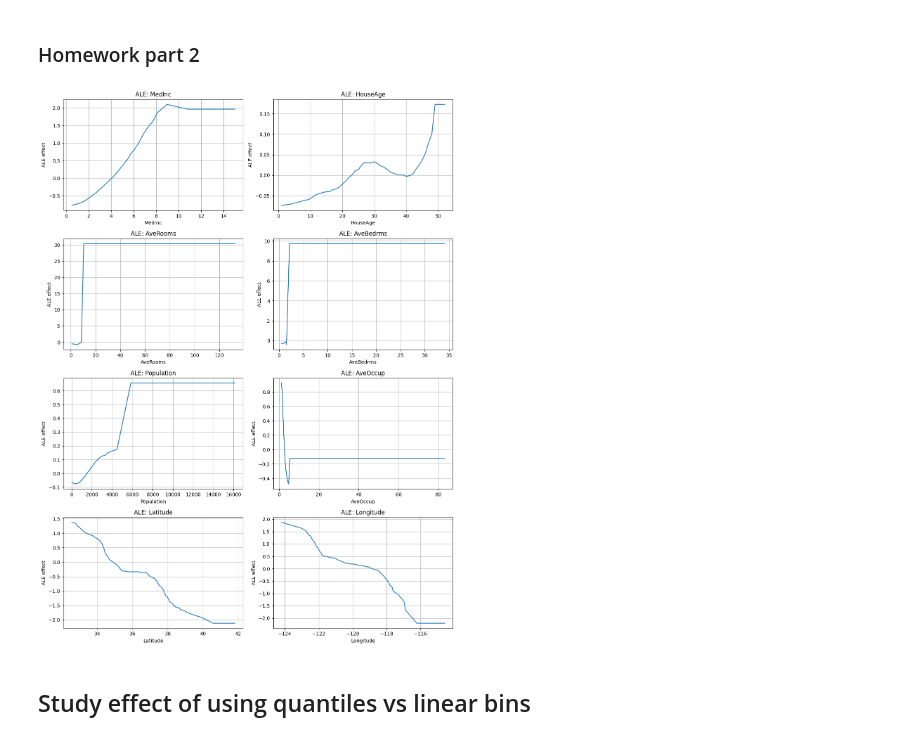
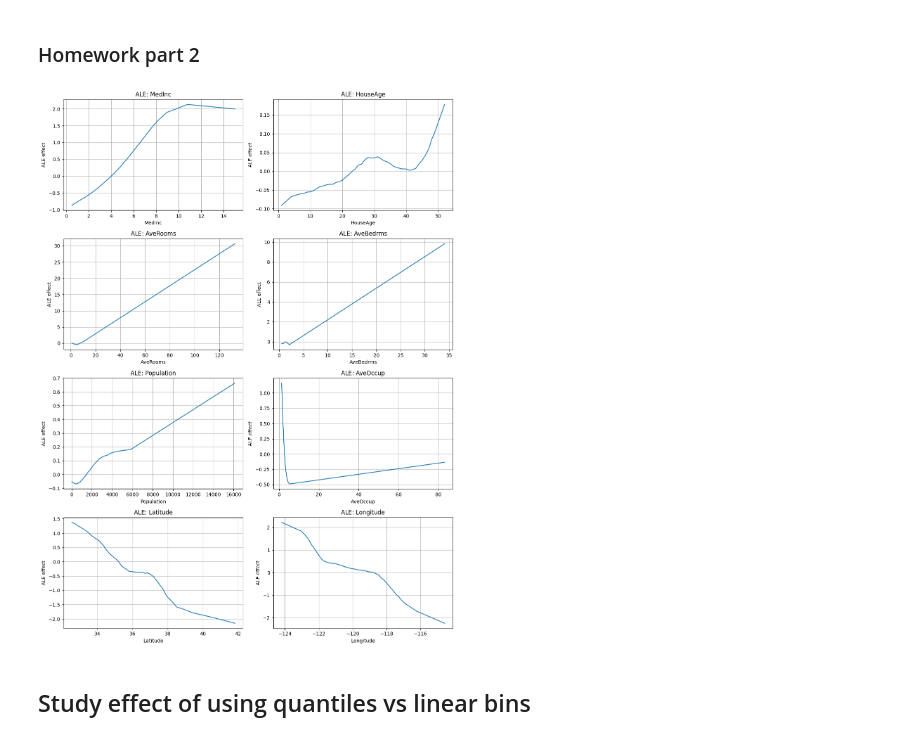
Before and after one commit to Abdulrasheed1729/xai, a Jupyter notebook: PDP_ALE/accumulated_local_effects.ipynb, the cells around one changed output. Saved outputs shown, nothing was run; the diff lists cells and outputs as text; code cells hidden in the pictures.

```diff
--- a/PDP_ALE/accumulated_local_effects.ipynb
+++ b/PDP_ALE/accumulated_local_effects.ipynb
@@ -98,82 +99,75 @@ def ale(X: pd.DataFrame, model: Callable, feature: str, grid_size: int = 20, bin
         and the accumulated centered effect of this bin.
     """
 
-    # Create bins based on the specified method
+    # It is possible to use linspace, but this may be problematic for skewed distributions, thus we will use quantiles
     if bin_method == "quantile":
         bins = np.quantile(X[feature], np.linspace(0, 1, grid_size + 1))
-    else:  # linear
+    else:
         bins = np.linspace(X[feature].min(), X[feature].max(), grid_size + 1)
 
     bins = np.unique(bins)
 
-    # pd.cut assigns each value to a bin.
+    # pd.cut assigns each value to a bin
     feat_cut = pd.cut(X[feature], bins=bins, include_lowest=True)
 
-    bin_codes = feat_cut.cat.codes.values  # Index of interval for each data point
-    bin_intervals = feat_cut.cat.categories  # The actual intervals (left, right] in feat_cut
+    bin_codes = feat_cut.cat.codes  # Index of interval for each data point
+    bin_intervals = feat_cut.cat.categories  # # The actual intervals (left, right] in feat_cut
 
-    # copy the dataframe twice
+    # Copy the dataframe twice
     X_left = X.copy()
     X_right = X.copy()
 
-    # and replace the value of the feature with its left/right value from the corresponding bin
-    X_left[feature] = bin_intervals[bin_codes].left
-    X_right[feature] = bin_intervals[bin_codes].right
+    # Replace the value of the feature with its left/right value from the corresponding bin
+    X_left[feature] = [bin_intervals[i].left if i >= 0 else np.nan for i in bin_codes]
+    X_right[feature] = [bin_intervals[i].right if i >= 0 else np.nan for i in bin_codes]
 
     y_left = model.predict(X_left)
     y_right = model.predict(X_right)
 
-    # for each bin, calculate all delta=y_right-y_left and append them to a list
-    # these are the Local Effects
-    delta = [[] for _ in range(len(bins))]
-    for i in range(len(bin_codes)):
-        if bin_codes[i] >= 0:  # Valid bin assignment
-            delta[bin_codes[i]].append(y_right[i] - y_left[i])
+    # For each bin, calculate all delta=y_right-y_left and append them to a list
+    # These are the Local Effects
+    delta = [[] for _ in range(len(bins) - 1)]
+    for i, code in enumerate(bin_codes):
+        delta[code].append(y_right[i] - y_left[i])
 
-    # Calculate mean effect for each bin
     delta_mean = np.array([np.mean(d) if len(d) > 0 else 0 for d in delta])
-
-    # Accumulate the effects
-    delta_cumsum = np.cumsum(delta_mean)
-
-    # Center the effects by subtracting the mean
+    delta_cumsum = np.concatenate([[0], np.cumsum(delta_mean)])
     delta_centered = delta_cumsum - np.mean(delta_cumsum)
 
-
-    return delta_centered, bin_intervals
+    return delta_centered, bin_intervals, delta_mean
 # %%
 n_cols = 2
 n_rows = -(-len(feature_names) // n_cols)  # ceiling division
 fig, axs = plt.subplots(n_rows, n_cols, figsize=(6 * n_cols, 4 * n_rows), squeeze=False)
 
 for idx, feature_name in enumerate(feature_names):
     ax = axs[idx // n_cols][idx % n_cols]
 
     # Compute ALE effect
-    ale_eff, bin_intervals = ale(
+    ale_eff, bin_intervals, _ = ale(
         X=X_test,
         model=pipe,
         feature=feature_name,
         grid_size=100,
     )
 
     intervals = list(bin_intervals.left) + [bin_intervals.right[-1]] # For x axis
 
     ax.plot(intervals, ale_eff)
     ax.set_title(f"ALE: {feature_name}")
     ax.set_xlabel(feature_name)
     ax.set_ylabel("ALE effect")
     ax.grid(True)
 
 # Turn off any unused axes
 for i in range(len(feature_names), n_rows * n_cols):
     axs[i // n_cols][i % n_cols].axis("off")
 
 plt.tight_layout()
 plt.savefig("ale.png")
 plt.show()
 # %% [output]
-[figure, old version]
+[figure, new version]
 # %% [markdown]
 ## Study effect of using quantiles vs linear bins
 # %%
```
Also changed, not shown: parts of 4 cells of this notebook.
